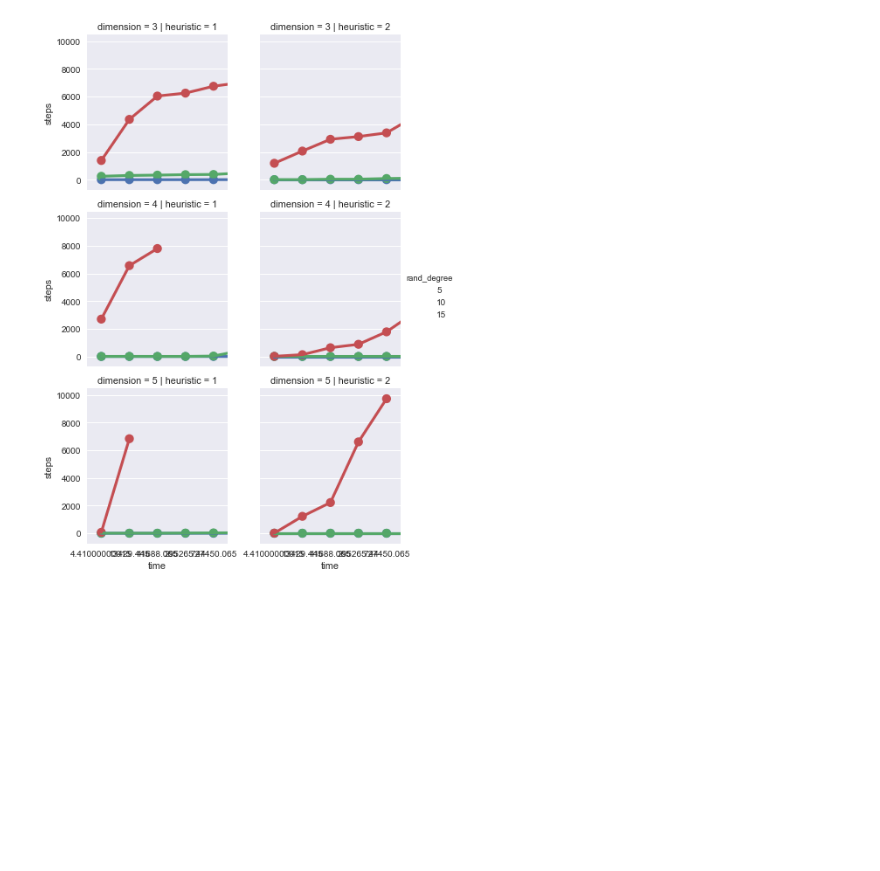
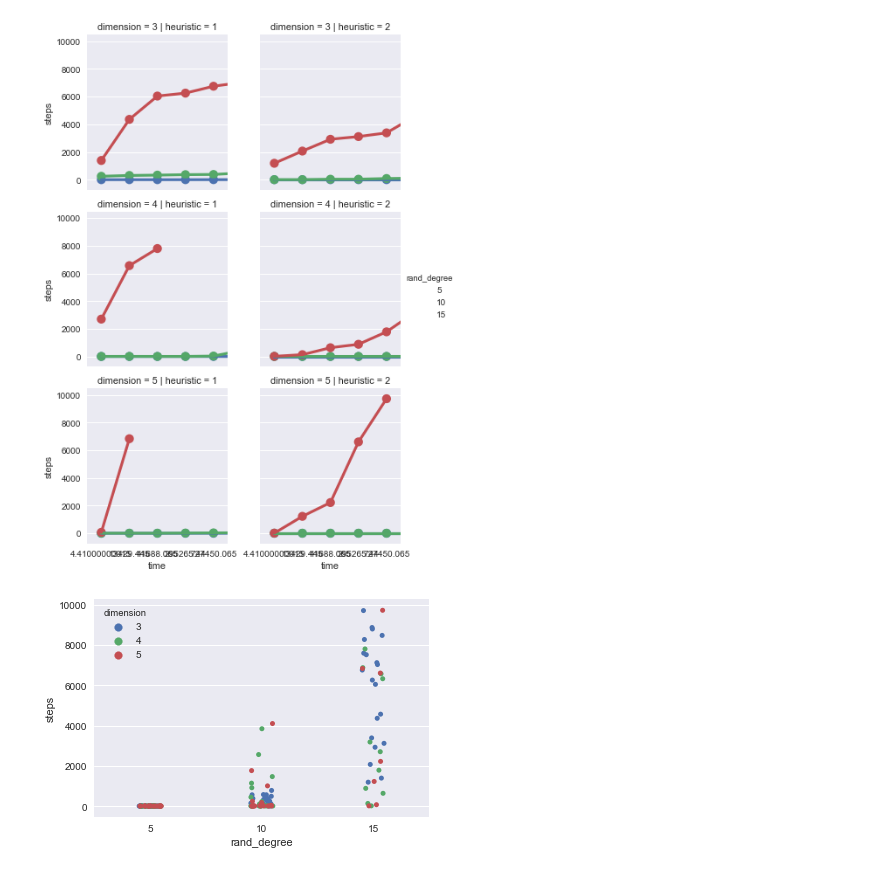
Before and after one commit to ilyakrasnov/ai_project_jce17, a Jupyter notebook: stats/Analysis.ipynb, the cells around one changed output. Saved outputs shown, nothing was run; the diff lists cells and outputs as text; code cells hidden in the pictures; blank space fills up the shorter version.

```diff
--- a/stats/Analysis.ipynb
+++ b/stats/Analysis.ipynb
@@ -44,3 +49,7 @@ g = sns.FacetGrid(data=df, row='dimension', col='heuristic', hue='rand_degree',
 g =(g.map(sns.pointplot, "time", "steps").add_legend())
 # %% [output]
 [figure]
+# %%
+sns.stripplot(x="rand_degree", y="steps", data=df, jitter=True, hue="dimension");
+# %% [output]
+[figure, added]
```
Also changed, not shown: parts of 18 cells of this notebook.
